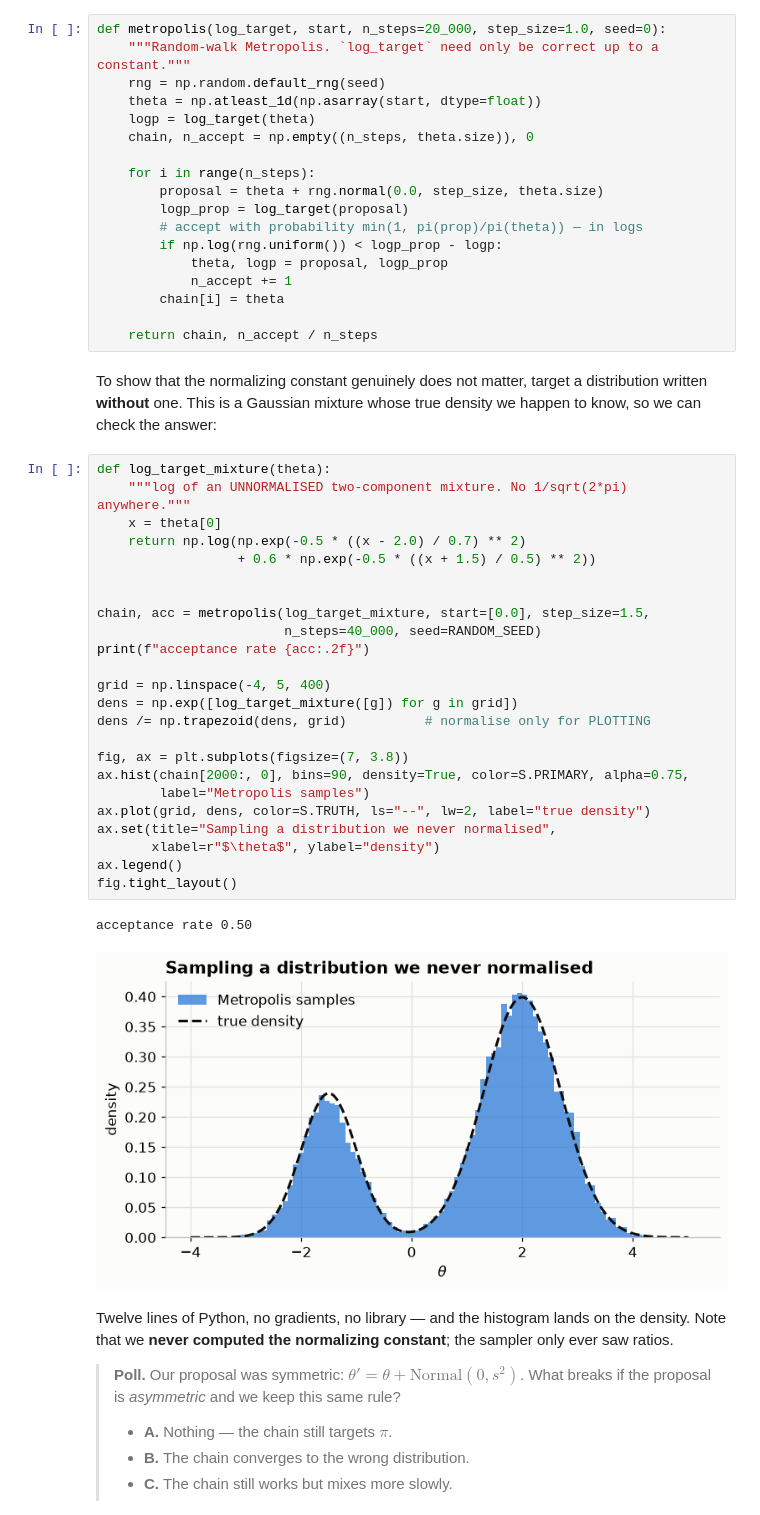
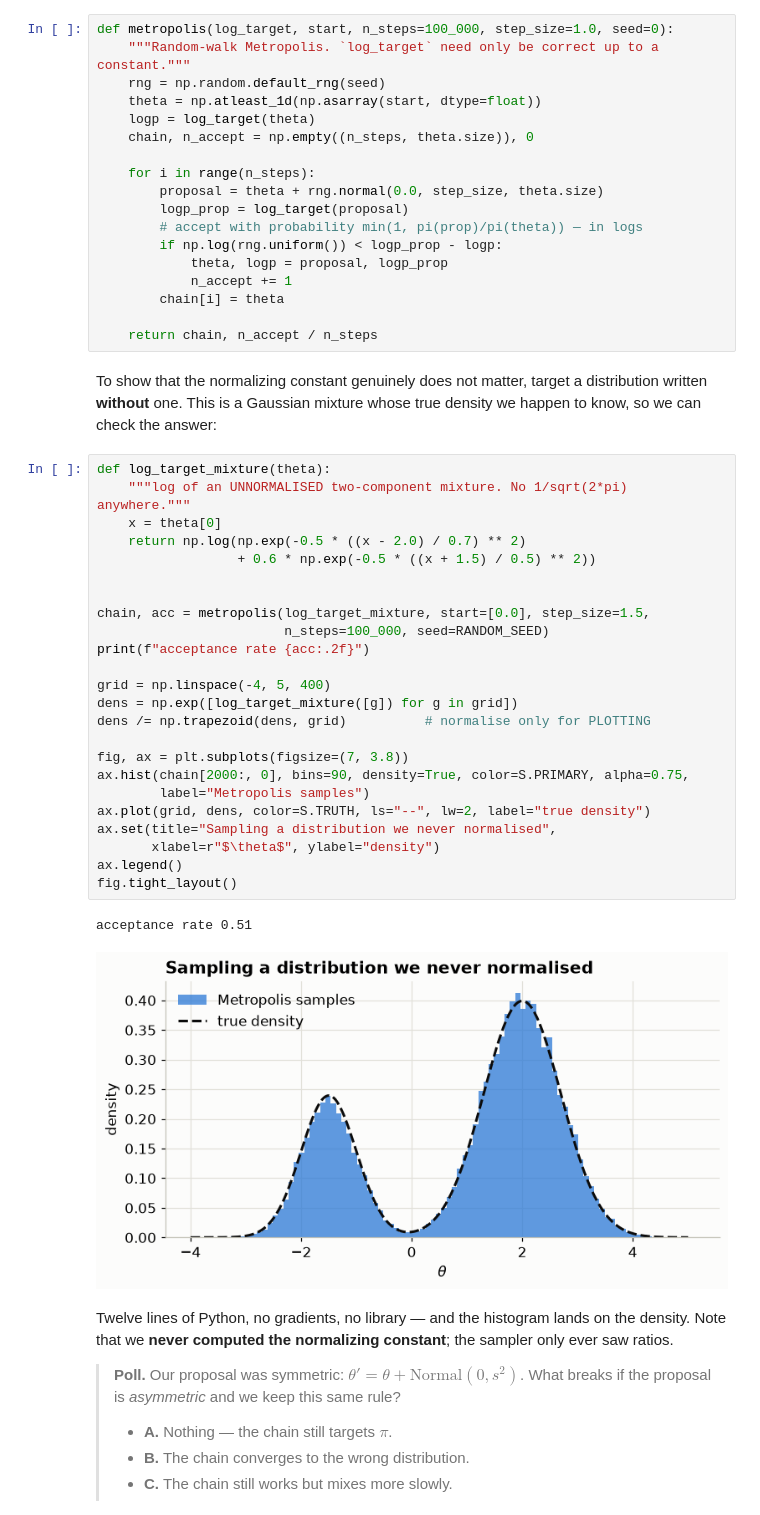
Before and after one commit to VeronikaWendler/sbi4cogsci, a Jupyter notebook: tutorials/day2_bayes_toolkit/mcmc-and-identifiability.ipynb, the cells around one changed output. Cells and saved outputs as stored; diff of their text form.

```diff
--- a/tutorials/day2_bayes_toolkit/mcmc-and-identifiability.ipynb
+++ b/tutorials/day2_bayes_toolkit/mcmc-and-identifiability.ipynb
@@ -114,7 +114,7 @@ part people find strange: rejecting does not mean discarding the iteration, it
 means the chain repeats itself — which is how low-density regions end up
 visited proportionally *less*, rather than never.
 # %%
-def metropolis(log_target, start, n_steps=20_000, step_size=1.0, seed=0):
+def metropolis(log_target, start, n_steps=100_000, step_size=1.0, seed=0):
     """Random-walk Metropolis. `log_target` need only be correct up to a constant."""
     rng = np.random.default_rng(seed)
     theta = np.atleast_1d(np.asarray(start, dtype=float))
@@ -138,30 +138,30 @@ density we happen to know, so we can check the answer:
 # %%
 def log_target_mixture(theta):
     """log of an UNNORMALISED two-component mixture. No 1/sqrt(2*pi) anywhere."""
     x = theta[0]
     return np.log(np.exp(-0.5 * ((x - 2.0) / 0.7) ** 2)
                   + 0.6 * np.exp(-0.5 * ((x + 1.5) / 0.5) ** 2))
 
 
 chain, acc = metropolis(log_target_mixture, start=[0.0], step_size=1.5,
-                        n_steps=40_000, seed=RANDOM_SEED)
+                        n_steps=100_000, seed=RANDOM_SEED)
 print(f"acceptance rate {acc:.2f}")
 
 grid = np.linspace(-4, 5, 400)
 dens = np.exp([log_target_mixture([g]) for g in grid])
 dens /= np.trapezoid(dens, grid)          # normalise only for PLOTTING
 
 fig, ax = plt.subplots(figsize=(7, 3.8))
 ax.hist(chain[2000:, 0], bins=90, density=True, color=S.PRIMARY, alpha=0.75,
         label="Metropolis samples")
 ax.plot(grid, dens, color=S.TRUTH, ls="--", lw=2, label="true density")
 ax.set(title="Sampling a distribution we never normalised",
        xlabel=r"$\theta$", ylabel="density")
 ax.legend()
 fig.tight_layout()
 # %% [output]
-acceptance rate 0.50
+acceptance rate 0.51
-[figure, old version]
+[figure, new version]
 # %% [markdown]
 Twelve lines of Python, no gradients, no library — and the histogram lands on
 the density. Note that we **never computed the normalizing constant**; the
```
Also changed, not shown: parts of 18 cells of this notebook, 7 other files.
